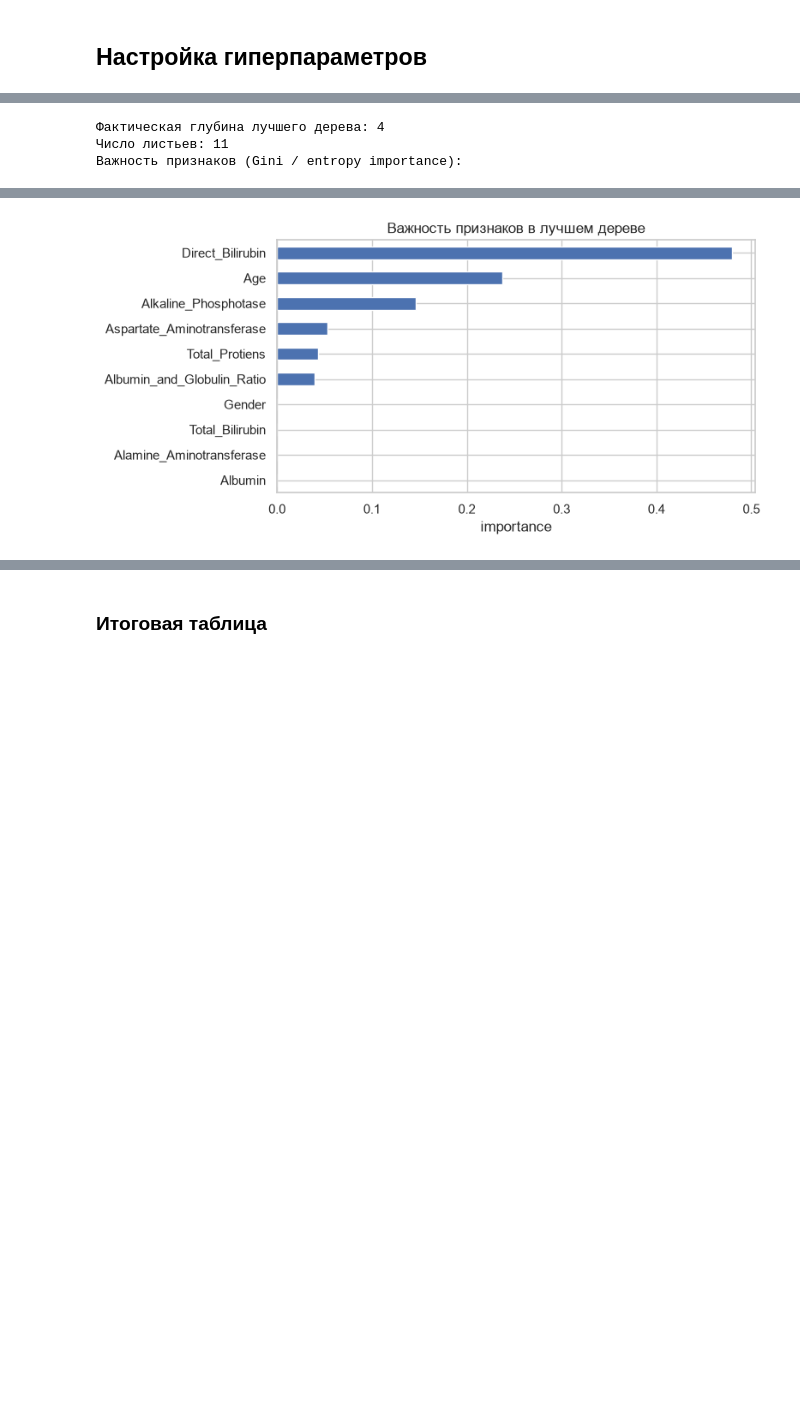
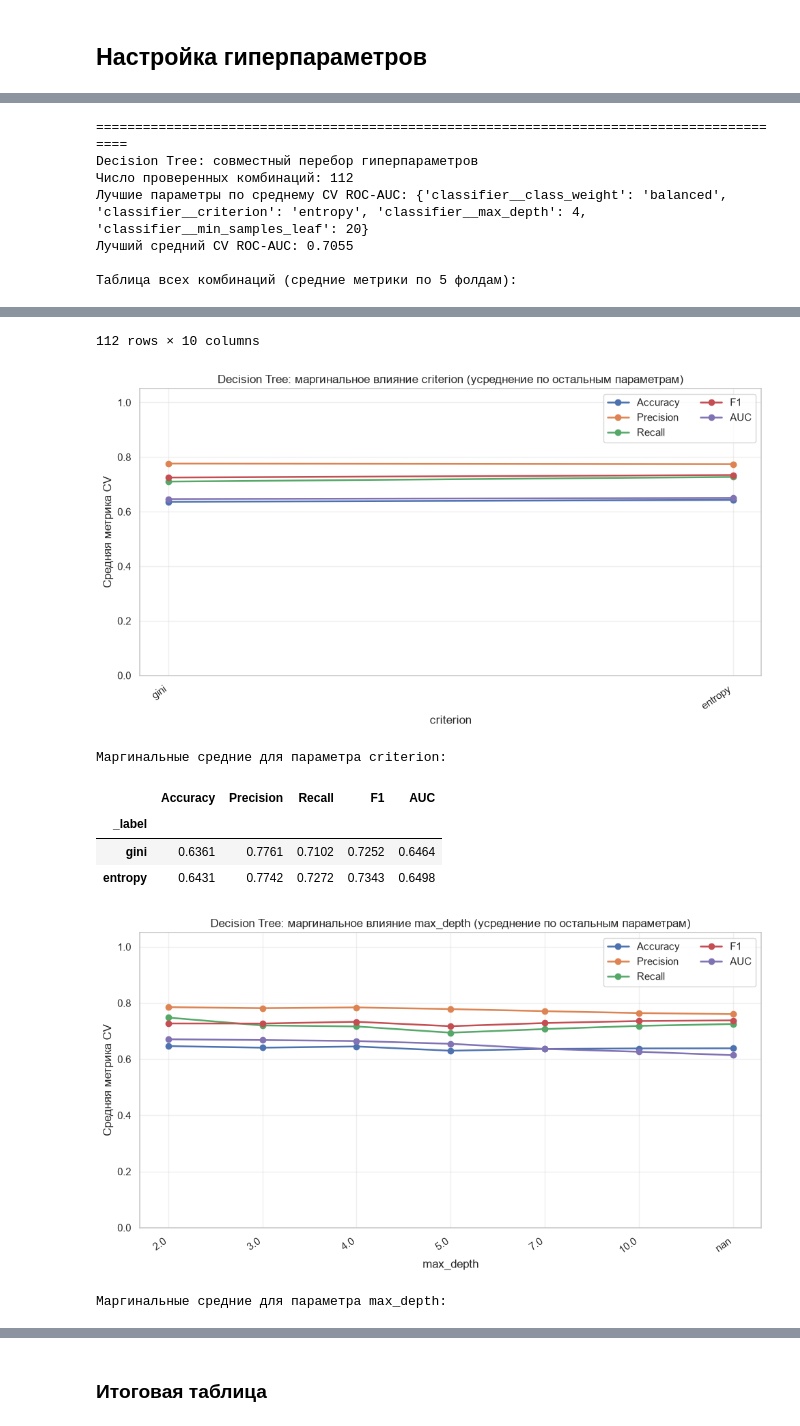
Before and after one commit to violllin/lab2_classification, a Jupyter notebook: lab2.ipynb, the cells around one changed output, grey strips where cells are left out. Saved outputs shown, nothing was run; the diff lists cells and outputs as text; code cells hidden in the pictures; blank space fills up the shorter version.

```diff
--- a/lab2.ipynb
+++ b/lab2.ipynb
@@ -817,18 +859,33 @@ CV ROC-AUC (train): 0.705
 # %%
-dt_best = tuned_models['Decision Tree'].named_steps['classifier']
-print('Фактическая глубина лучшего дерева:', dt_best.get_depth())
-print('Число листьев:', dt_best.get_n_leaves())
-print('Важность признаков (Gini / entropy importance):')
-imp = pd.Series(dt_best.feature_importances_, index=X.columns).sort_values(ascending=False)
-display(imp.to_frame('importance').round(3))
+gs_dt = joint_grid_search(
+    name="Decision Tree",
+    estimator=DecisionTreeClassifier(random_state=SEED),
+    scaling="none",
+    param_grid={
+        "classifier__criterion": ["gini", "entropy"],
+        "classifier__max_depth": [2, 3, 4, 5, 7, 10, None],
+        "classifier__min_samples_leaf": [1, 5, 10, 20],
+        "classifier__class_weight": [None, "balanced"],
+    },
+    param_names=["criterion", "max_depth", "min_samples_leaf", "class_weight"],
+)
+
+dt_best = tuned_models["Decision Tree"].named_steps["classifier"]
+print("Фактическая глубина лучшего дерева:", dt_best.get_depth())
+print("Количество листьев:", dt_best.get_n_leaves())
+importance = pd.Series(dt_best.feature_importances_, index=X.columns).sort_values(ascending=False)
+display(importance.to_frame("importance").round(3))
 fig, ax = plt.subplots(figsize=(8, 4))
-imp.plot(kind='barh', ax=ax)
-ax.invert_yaxis()
-ax.set_title('Важность признаков в лучшем дереве')
-ax.set_xlabel('importance')
+importance.sort_values().plot(kind="barh", ax=ax)
+ax.set_title("Важность признаков в настроенном дереве решений")
+ax.set_xlabel("Относительная важность")
 plt.tight_layout()
 plt.show()
 # %% [output]
-Фактическая глубина лучшего дерева: 4
-Число листьев: 11
-Важность признаков (Gini / entropy importance):
+==========================================================================================
+Decision Tree: совместный перебор гиперпараметров
+Число проверенных комбинаций: 112
+Лучшие параметры по среднему CV ROC-AUC: {'classifier__class_weight': 'balanced', 'classifier__criterion': 'entropy', 'classifier__max_depth': 4, 'classifier__min_samples_leaf': 20}
+Лучший средний CV ROC-AUC: 0.7055
+
+Таблица всех комбинаций (средние метрики по 5 фолдам):
@@ -846 +904,9 @@ plt.show()
+112 rows × 10 columns
-[figure, old version]
+[figure, new version]
+Маргинальные средние для параметра criterion:
+|  | Accuracy | Precision | Recall | F1 | AUC |
+| _label |  |  |  |  |  |
+| gini | 0.6361 | 0.7761 | 0.7102 | 0.7252 | 0.6464 |
+| entropy | 0.6431 | 0.7742 | 0.7272 | 0.7343 | 0.6498 |
+[figure, added]
+Маргинальные средние для параметра max_depth:
```
Also changed, not shown: parts of 22 cells of this notebook.
